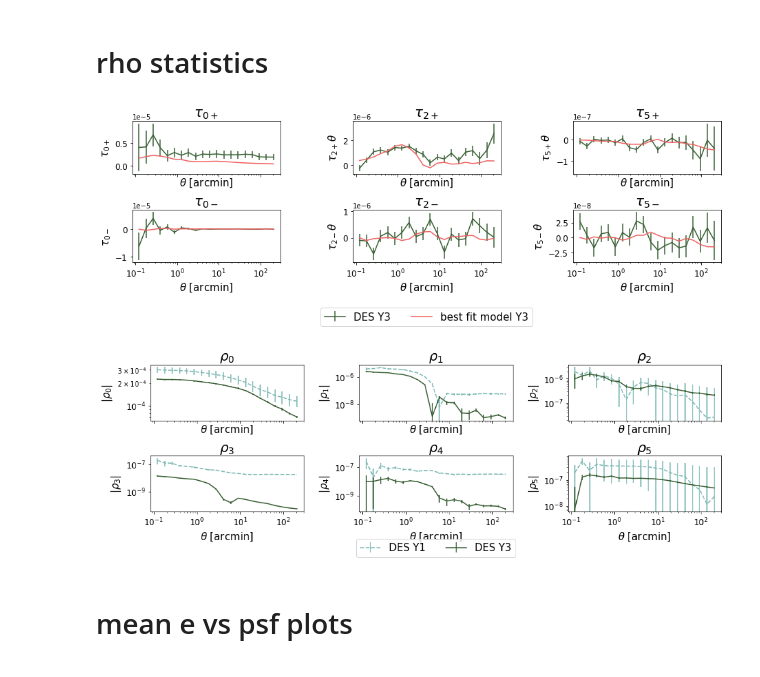
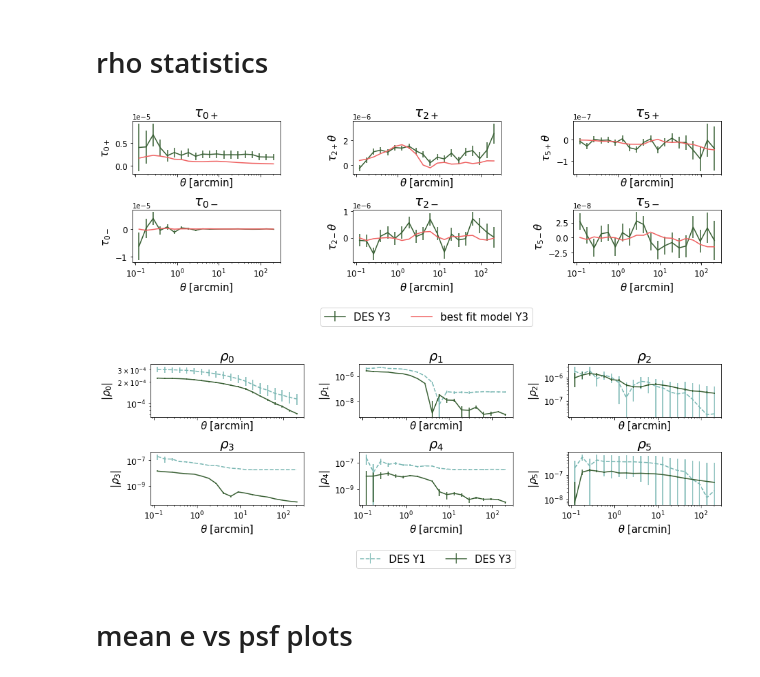
Before and after one commit to des-science/Y3_shearcat_tests, a Jupyter notebook: final_plots_paper/All_the_plots.ipynb, the cells around one changed output. Drawn from its saved outputs; the diff is of its cells as text; code cells hidden in the pictures.

```diff
--- a/final_plots_paper/All_the_plots.ipynb
+++ b/final_plots_paper/All_the_plots.ipynb
@@ -116,7 +116,7 @@ colors = [c_2,c_3,c_23]
 
 
 
-fig, ax = plt.subplots(2,3,sharex = True, figsize=(13,5))
+fig, ax = plt.subplots(2,3,sharex = True, figsize=(13,6))
 
 
 dv=dict_save['y1_rho0']
@@ -193,39 +193,39 @@ ax[1,0].ticklabel_format(style='sci', axis='y', scilimits=(0,0))
 ax[1,1].ticklabel_format(style='sci', axis='y', scilimits=(0,0))
 ax[1,2].ticklabel_format(style='sci', axis='y', scilimits=(0,0))
 
-ax[1,1].legend(bbox_to_anchor=(0.5, -0.9),ncol = 2,loc='lower center', fontsize=15)
+ax[1,1].legend(bbox_to_anchor=(0.5, -1.3),ncol = 2,loc='lower center', fontsize=15)
 
 ax[1,1].tick_params(axis="x", labelsize=12)
 ax[1,1].tick_params(axis="y", labelsize=12)
 ax[0,1].tick_params(axis="x", labelsize=12)
 ax[0,1].tick_params(axis="y", labelsize=12)
 ax[1,0].tick_params(axis="x", labelsize=12)
 ax[1,0].tick_params(axis="y", labelsize=12)
 ax[0,0].tick_params(axis="x", labelsize=12)
 ax[0,0].tick_params(axis="y", labelsize=12)
 ax[1,2].tick_params(axis="x", labelsize=12)
 ax[1,2].tick_params(axis="y", labelsize=12)
 ax[0,2].tick_params(axis="x", labelsize=12)
 ax[0,2].tick_params(axis="y", labelsize=12)
 
 ax[0,0].set_yscale('log')
 ax[0,1].set_yscale('log')
 ax[0,2].set_yscale('log')
 ax[1,0].set_yscale('log')
 ax[1,1].set_yscale('log')
 ax[1,2].set_yscale('log')
 
 
 
 
 
 plt.tight_layout()
 plt.xscale('log')
 plt.savefig('./figures/rho_stats.pdf',bbox_inches='tight')
 plt.show()
 # %% [output]
 [figure]
-[figure, old version]
+[figure, new version]
 # %% [markdown]
 # mean e vs psf plots
 # %%
```
Also changed, not shown: parts of 1 cell of this notebook, 5 other files.
